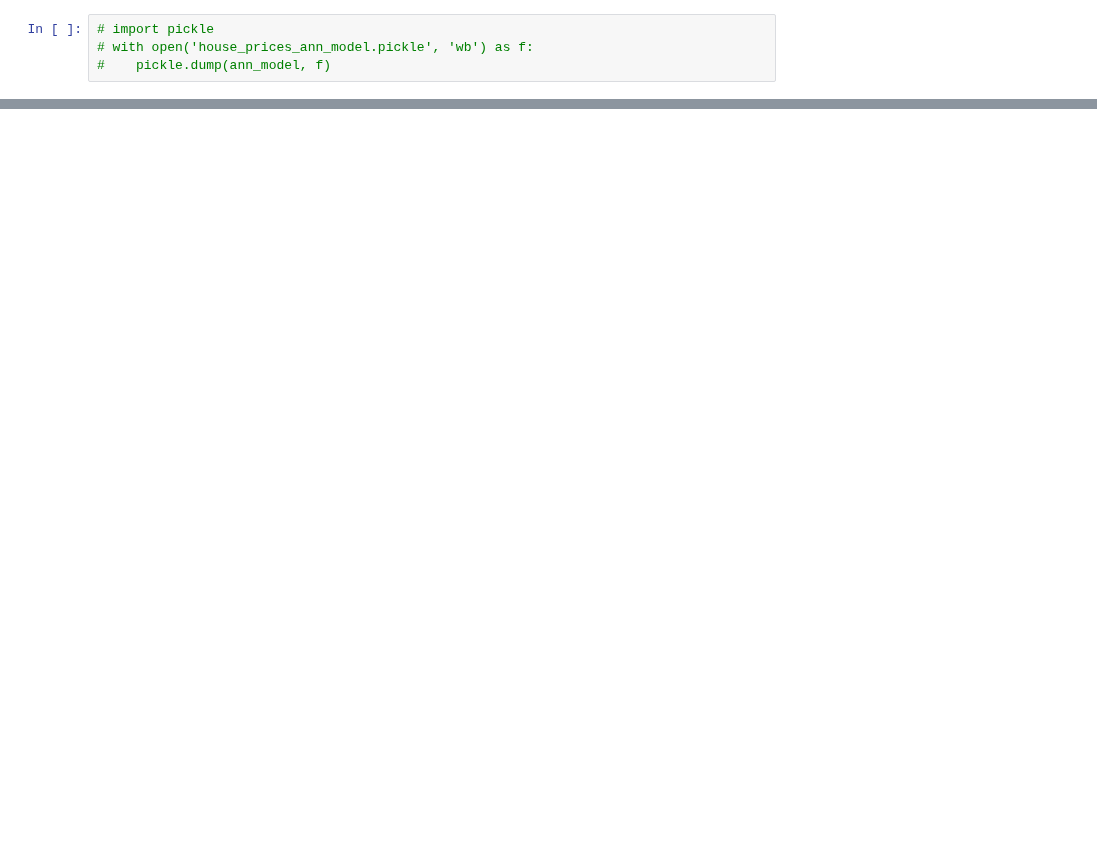
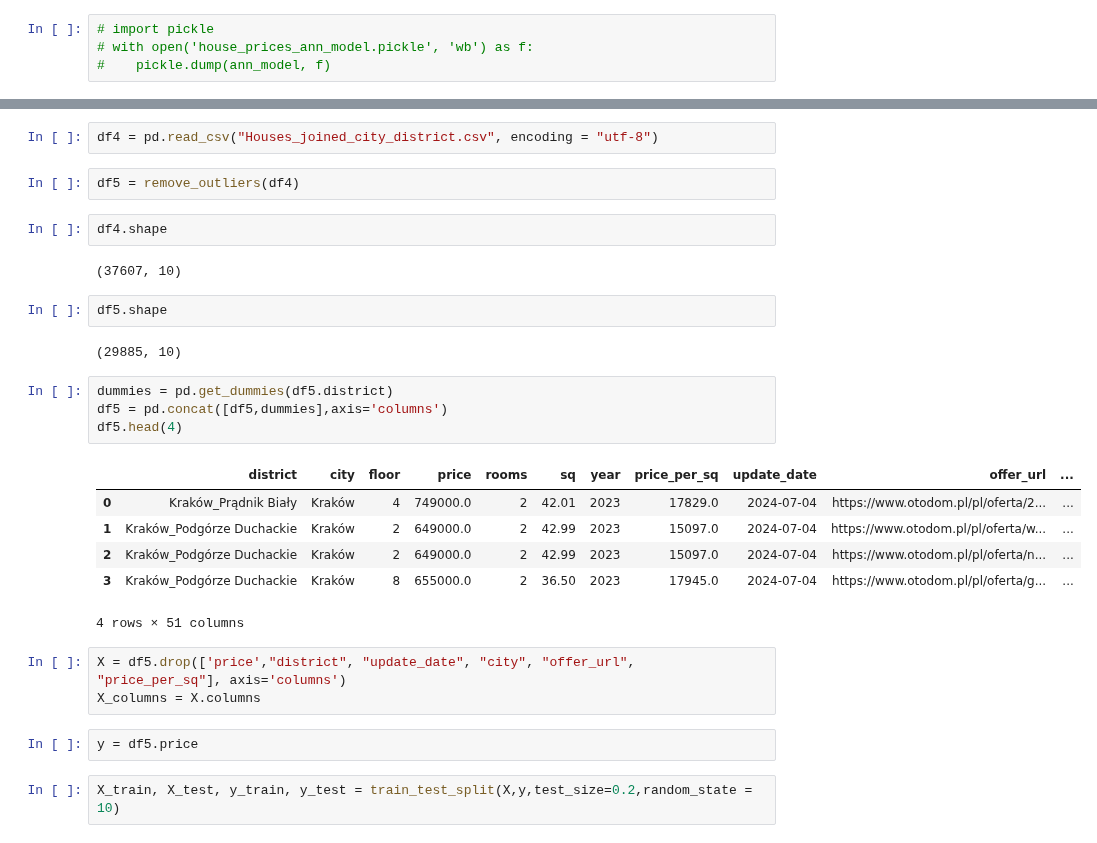
Before and after one commit to Pawel-Jurek/House_Prices_Estimating, a Jupyter notebook: modeling/new_modeling.ipynb, the cells around one changed output, grey strips where cells are left out. Cells and saved outputs as stored; diff of their text form; blank space fills up the shorter version.

```diff
--- a/modeling/new_modeling.ipynb
+++ b/modeling/new_modeling.ipynb
@@ -225,0 +308,30 @@ dict_keys(['loss', 'mae', 'mse', 'val_loss', 'val_mae', 'val_mse'])
+# %%
+df4 = pd.read_csv("Houses_joined_city_district.csv", encoding = "utf-8")
+# %%
+df5 = remove_outliers(df4)
+# %%
+df4.shape
+# %% [output]
+(37607, 10)
+# %%
+df5.shape
+# %% [output]
+(29885, 10)
+# %%
+dummies = pd.get_dummies(df5.district)
+df5 = pd.concat([df5,dummies],axis='columns')
+df5.head(4)
+# %% [output]
+|  | district | city | floor | price | rooms | sq | year | price_per_sq | update_date | offer_url | ... |
+| 0 | Kraków_Prądnik Biały | Kraków | 4 | 749000.0 | 2 | 42.01 | 2023 | 17829.0 | 2024-07-04 | https://www.otodom.pl/pl/oferta/2... | ... |
+| 1 | Kraków_Podgórze Duchackie | Kraków | 2 | 649000.0 | 2 | 42.99 | 2023 | 15097.0 | 2024-07-04 | https://www.otodom.pl/pl/oferta/w... | ... |
+| 2 | Kraków_Podgórze Duchackie | Kraków | 2 | 649000.0 | 2 | 42.99 | 2023 | 15097.0 | 2024-07-04 | https://www.otodom.pl/pl/oferta/n... | ... |
+| 3 | Kraków_Podgórze Duchackie | Kraków | 8 | 655000.0 | 2 | 36.50 | 2023 | 17945.0 | 2024-07-04 | https://www.otodom.pl/pl/oferta/g... | ... |
+4 rows × 51 columns
+# %%
+X = df5.drop(['price',"district", "update_date", "city", "offer_url", "price_per_sq"], axis='columns')
+X_columns = X.columns
+# %%
+y = df5.price
+# %%
+X_train, X_test, y_train, y_test = train_test_split(X,y,test_size=0.2,random_state = 10)
```
Also changed, not shown: parts of 13 cells of this notebook.
